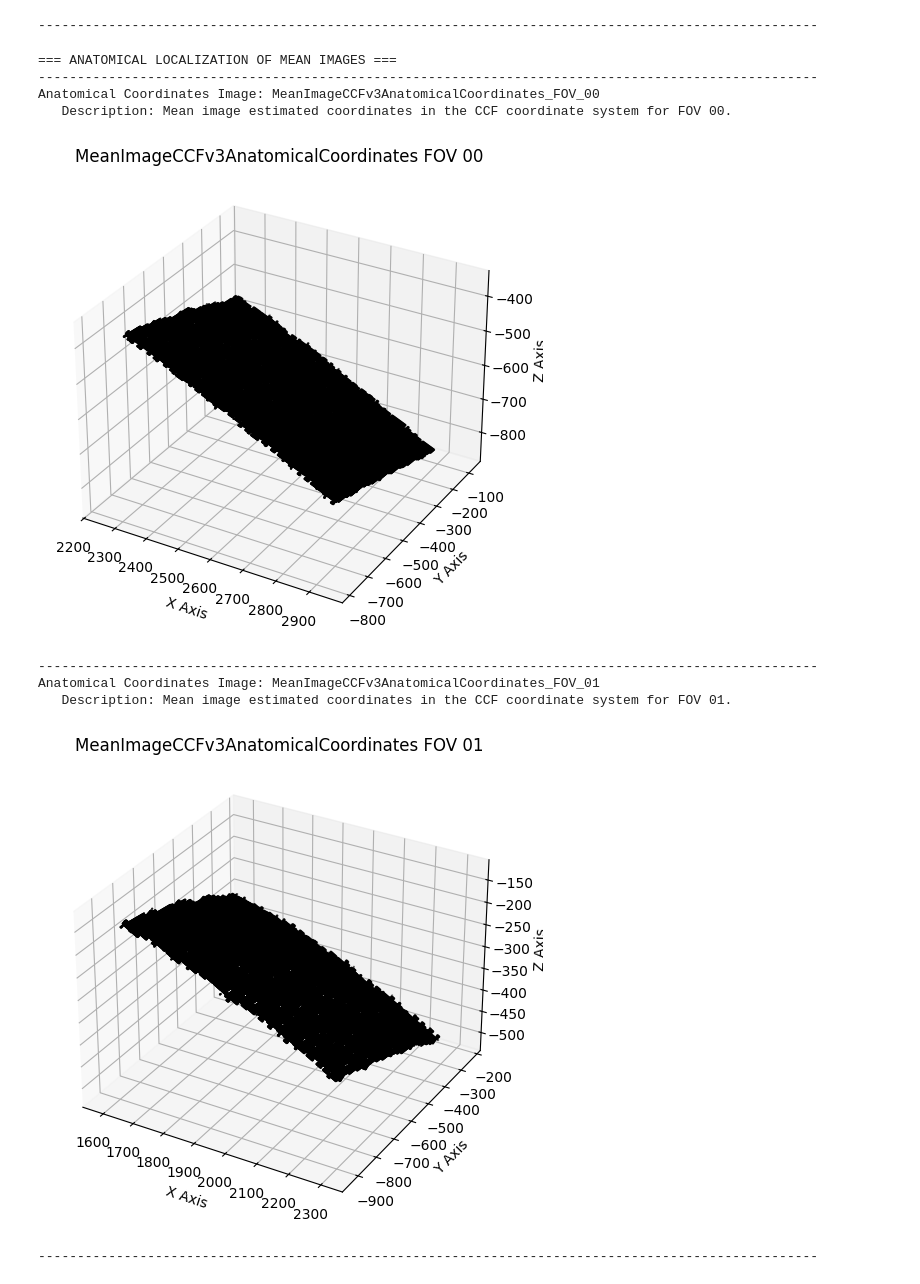
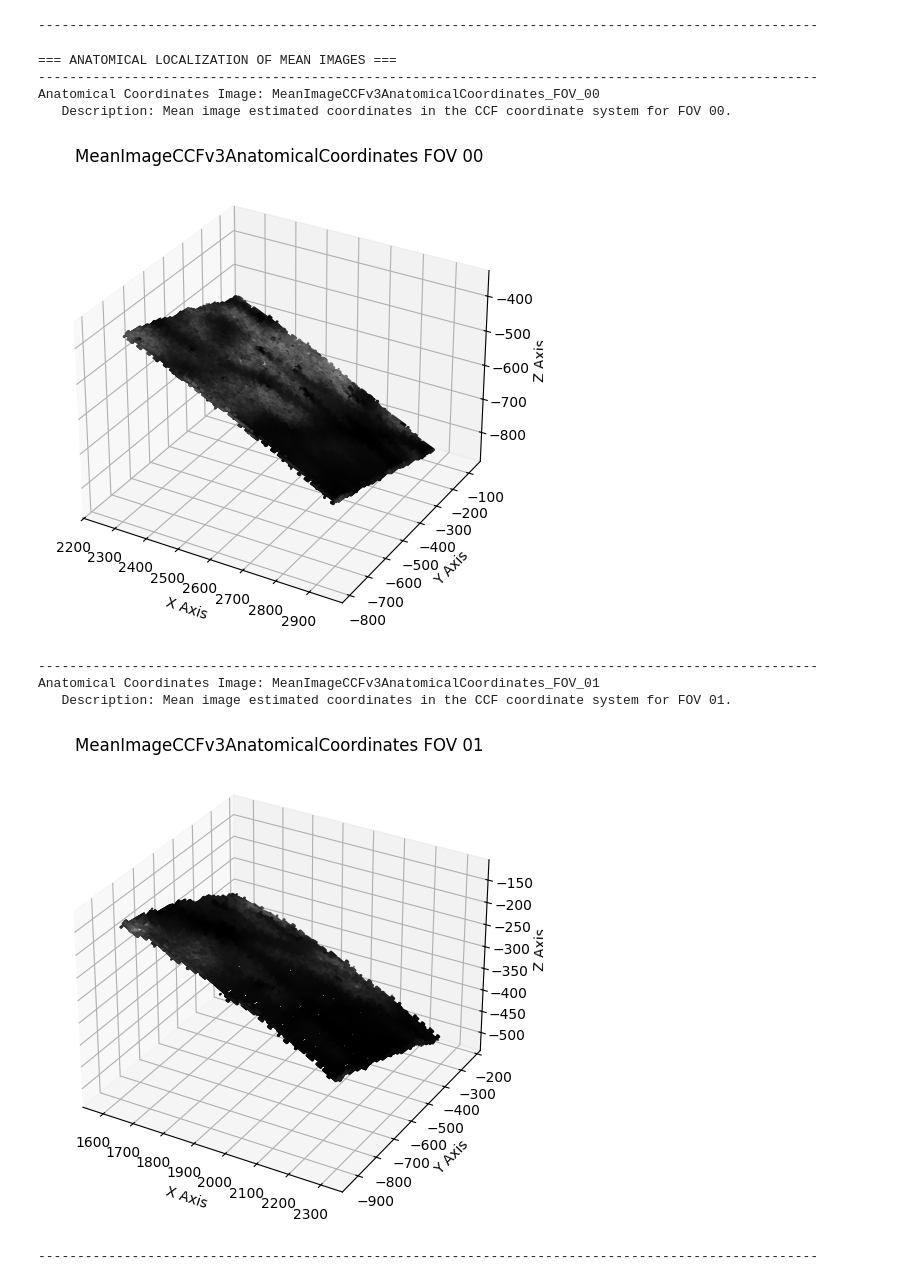
Before and after one commit to catalystneuro/IBL-mesoscope-to-nwb, a Jupyter notebook: src/ibl_mesoscope_to_nwb/mesoscope2025/tutorials/processed.ipynb, the cells around one changed output. Drawn from its saved outputs; the diff is of its cells as text; code cells hidden in the pictures.

```diff
--- a/src/ibl_mesoscope_to_nwb/mesoscope2025/tutorials/processed.ipynb
+++ b/src/ibl_mesoscope_to_nwb/mesoscope2025/tutorials/processed.ipynb
@@ -383,7 +383,7 @@ Plane Segmentation: MeanImage_FOV_01
 fig, axes = plt.subplots(1, len(mc_two_photon_series_names), sharex=True, sharey=True, dpi=100)
 for i, (_, summary_image) in enumerate(summary_images_module.images.items()):
     axes[i].imshow(summary_image.data, cmap="gray")
-    axes[i].set_title(f"Mean Image FOV 0{i} - First Frame")
+    axes[i].set_title(f"Mean Image FOV 0{i}")
     axes[i].axis("off")
 plt.tight_layout()
 plt.show()
@@ -442,28 +442,31 @@ Anatomical Coordinates Table: ROIsCCFv3AnatomicalCoordinates_FOV_01
 # %%
 print("=== ANATOMICAL LOCALIZATION OF MEAN IMAGES ===")
 print("-" * 100)
 
-for image_name in nwbfile.lab_meta_data["localization"].anatomical_coordinates_images:
+for image_name, (_, summary_image) in zip(
+    nwbfile.lab_meta_data["localization"].anatomical_coordinates_images, summary_images_module.images.items()
+):
+    groups = summary_image.data[:]
     image = nwbfile.lab_meta_data["localization"].anatomical_coordinates_images[image_name]
     print(f"Anatomical Coordinates Image: {image_name}")
     print(f"   Description: {image.description}")
     fig = plt.figure(figsize=(8, 6))
     ax = fig.add_subplot(111, projection="3d")
-    ax.scatter3D(image.x, image.y, image.z, marker=".", c="black",s=1)
+    ax.scatter3D(image.x, image.y, image.z, marker=".", c=groups, cmap="Greys_r", s=1)
     ax.set_xlabel('X Axis')
     ax.set_ylabel('Y Axis')
     ax.set_zlabel('Z Axis')
     ax.set_title(f"{image_name.replace('_', ' ')}")
     plt.show()
     print("-" * 100)
 # %% [output]
 === ANATOMICAL LOCALIZATION OF MEAN IMAGES ===
 ----------------------------------------------------------------------------------------------------
 Anatomical Coordinates Image: MeanImageCCFv3AnatomicalCoordinates_FOV_00
    Description: Mean image estimated coordinates in the CCF coordinate system for FOV 00.
-[figure, old version]
+[figure, new version]
 ----------------------------------------------------------------------------------------------------
 Anatomical Coordinates Image: MeanImageCCFv3AnatomicalCoordinates_FOV_01
    Description: Mean image estimated coordinates in the CCF coordinate system for FOV 01.
-[figure, old version]
+[figure, new version]
 ----------------------------------------------------------------------------------------------------
```
